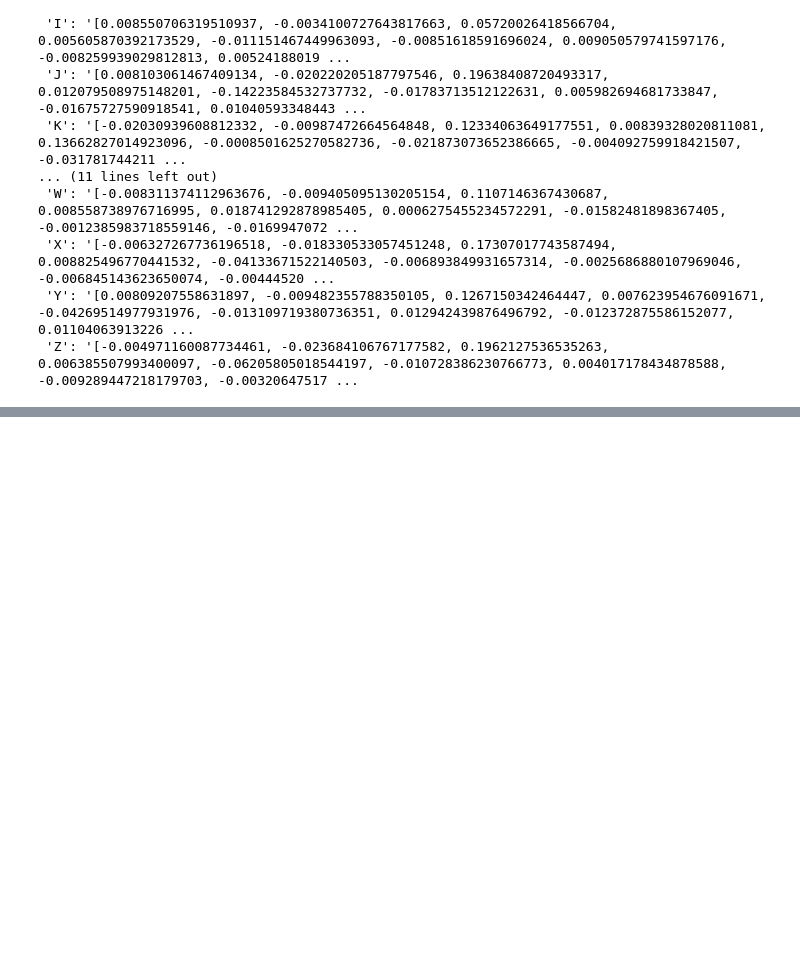
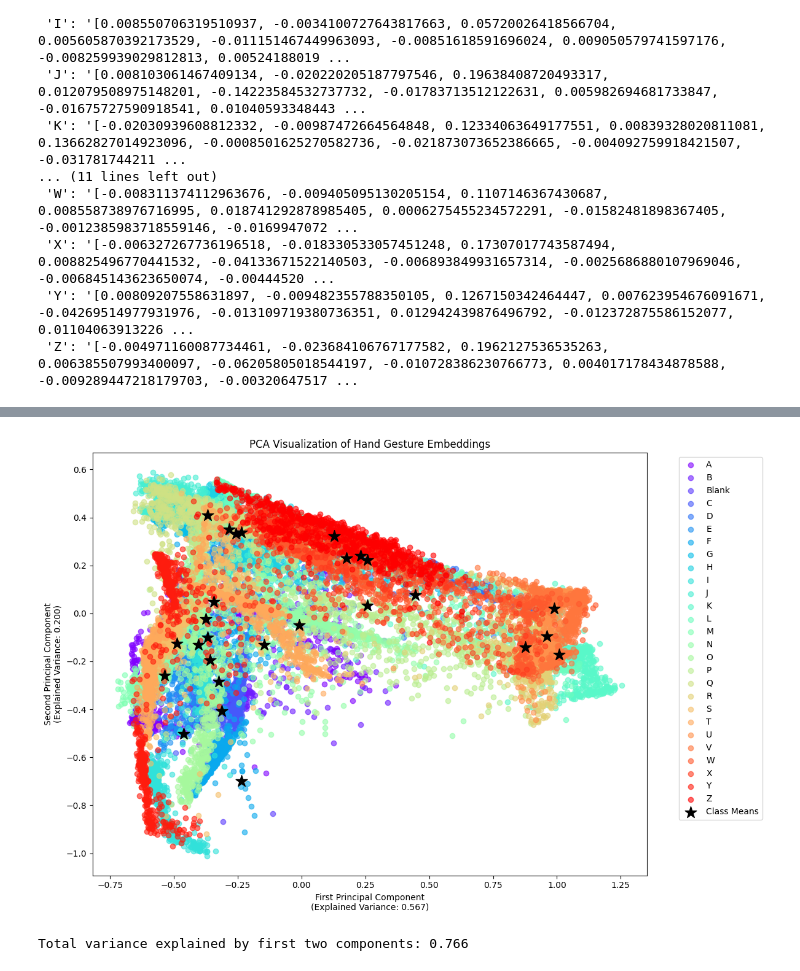
Before and after one commit to ash3327/major-fyp-2024, a Jupyter notebook: demo/ce_augmented_test.ipynb, the cells around one changed output, grey strips where cells are left out. Drawn from its saved outputs; the diff is of its cells as text; code cells hidden in the pictures; blank space fills up the shorter version.

```diff
--- a/demo/ce_augmented_test.ipynb
+++ b/demo/ce_augmented_test.ipynb
@@ -241,0 +322,14 @@ Class means saved to class_means_aug_test_test.json
+# %%
+# Calculate overall accuracy
+overall_accuracy = correct / total_images
+print(f"\nOverall Accuracy: {overall_accuracy:.4f}")
+
+# Calculate accuracies by class
+unique_labels = set(ground_truth)
+for label in unique_labels:
+    mask = [l == label for l in ground_truth]
+    class_predictions = [p for p, m in zip(predictions, mask) if m]
+    class_total = sum(mask)
+    class_correct = sum(p == label for p in class_predictions)
+    class_accuracy = class_correct / class_total
+    print(f"Accuracy for class {label}: {class_accuracy:.4f}")
@@ -241,0 +400,38 @@ Class means saved to class_means_aug_test_test.json
+# %%
+from sklearn.decomposition import PCA
+import matplotlib.pyplot as plt
+import numpy as np
+
+# Assuming X is your embeddings array and y is your labels array
+pca = PCA(n_components=2)
+X_pca = pca.fit_transform(embeddings)
+
+# Create scatter plot
+plt.figure(figsize=(12, 8))
+
+# Plot each class
+unique_labels = np.unique(y)
+colors = plt.cm.rainbow(np.linspace(0, 1, len(unique_labels)))
+
+for label, color in zip(unique_labels, colors):
+    mask = y == label
+    plt.scatter(X_pca[mask, 0], X_pca[mask, 1],
+                c=[color], label=label, alpha=0.6)
+
+# Plot class means
+means_pca = pca.transform(np.array([class_means[label] for label in unique_labels]))
+plt.scatter(means_pca[:, 0], means_pca[:, 1],
+            c='black', marker='*', s=200, label='Class Means')
+
+plt.xlabel(f'First Principal Component\n(Explained Variance: {pca.explained_variance_ratio_[0]:.3f})')
+plt.ylabel(f'Second Principal Component\n(Explained Variance: {pca.explained_variance_ratio_[1]:.3f})')
+plt.title('PCA Visualization of Hand Gesture Embeddings')
+plt.legend(bbox_to_anchor=(1.05, 1), loc='upper left')
+plt.tight_layout()
+plt.show()
+
+# Print total explained variance
+print(f"Total variance explained by first two components: {sum(pca.explained_variance_ratio_[:2]):.3f}")
+# %% [output]
+[figure, added]
+Total variance explained by first two components: 0.766
```
Also changed, not shown: parts of 9 cells of this notebook, 7 other files.
